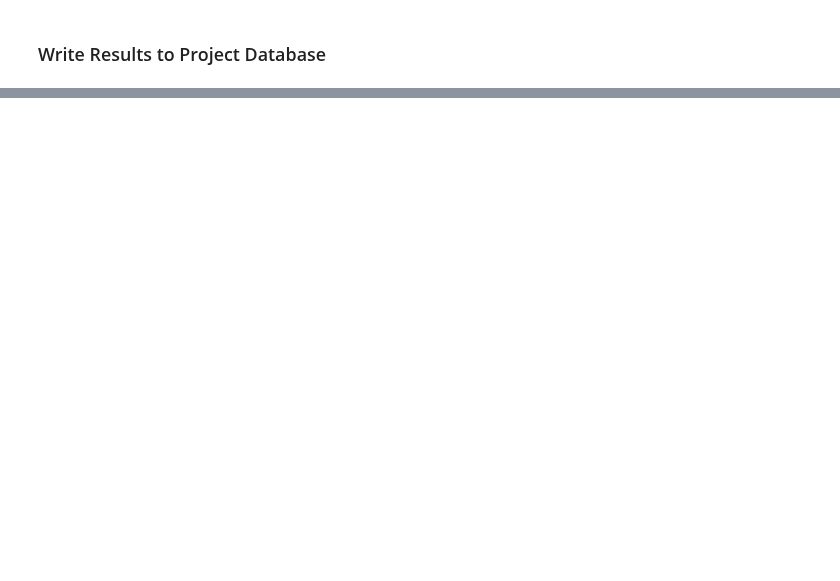
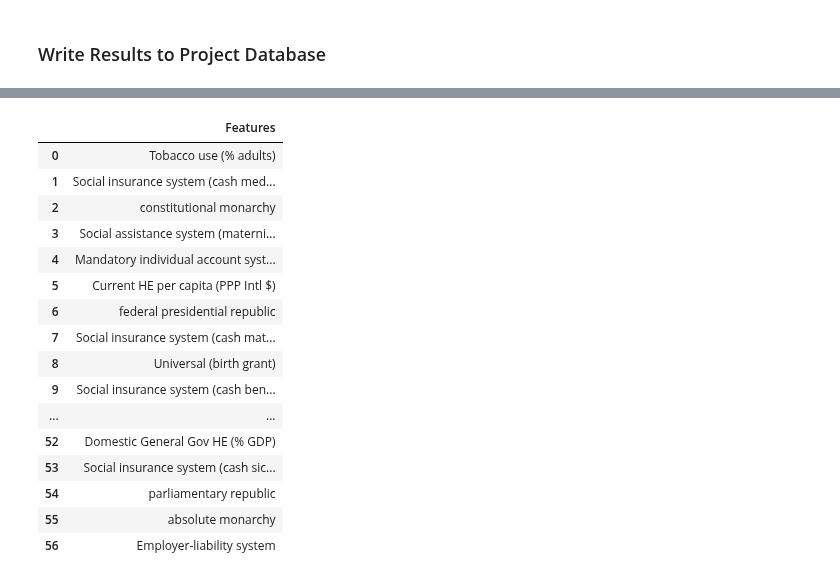
Before and after one commit to AndrewZinc/Expect_Life-Redux, a Jupyter notebook: Analysis/Cluster_Analysis.ipynb, the cells around one changed output, grey strips where cells are left out. Saved outputs shown, nothing was run; the diff lists cells and outputs as text; code cells hidden in the pictures; blank space fills up the shorter version.

Commit message:
Added resources for README.md. Updated Data Consolidation.ipynb to write data to database. Updated Supervised_Analysis.ipynb and Cluster_Analysis.ipynb to write results to database.

```diff
--- a/Analysis/Cluster_Analysis.ipynb
+++ b/Analysis/Cluster_Analysis.ipynb
@@ -44,6 +53,6 @@ client = MongoClient(MONGODB_URI)
 db = client['ExpectLifeRedux']
 
 # get references to the data collections
-data1 = db['ELR_Data']
+data1 = db['ELR_Input_Data']
 data2 = db['Encoded_Gov_Data']
 data3 = db['Encoded_SSS_Data']
@@ -315,7 +314,7 @@ viz_df['Cluster Label'] = cluster_model.labels_
 # Define the generic prefilter function
 def prefilter_features(df, threshold=0.008):
     """
-    Prefilter features with low variance.
+    Prefilter (remove) features with low variance.
     """
     # Threshold can be set according to domain knowledge or exploratory analysis
     selector = VarianceThreshold(threshold)
@@ -360,25 +359,28 @@ def evaluate_feature_set(df, features_to_exclude, n_clusters, algorithm):
     score = clustering_score(df[features_to_try], n_clusters, algorithm)
     return score, features_to_try, n_clusters
 # %%
-# Recursive Feature Elimination for cluster quality assessment
+# Recursive Feature Elimination with cluster quality assessment
 def rfe_clustering(df, algorithm, max_clusters=60, n_jobs=-1):
     # Prefilter features based on variance
     df_prefiltered = prefilter_features(df)
 
     # Calculate initial score for two clusters with all features
-    current_score, _, initial_best_k = evaluate_feature_set(df_prefiltered, [], 2, algorithm)
+    current_score, _, _ = evaluate_feature_set(df_prefiltered, [], 2, algorithm)
 
     num_features = df_prefiltered.shape[1]
     selected_features = df_prefiltered.columns.tolist()
     best_score = current_score
     best_features = selected_features
-    best_k = initial_best_k
+    best_k = 3
+    iter = 0
 
     while num_features > 1:
         # Initialize variables to track the iteration's best result
         iteration_best_score = -np.inf
         worst_feature = None
-        iteration_best_k = best_k
+        iteration_best_k = 0
+        iter += 1
+        print(iter)
 
         # Parallel computation of score for each feature removal
         parallel = Parallel(n_jobs=n_jobs)
@@ -399,14 +401,16 @@ def rfe_clustering(df, algorithm, max_clusters=60, n_jobs=-1):
             selected_features = list(set(selected_features) - worst_feature)
             best_features = selected_features
         else:
+            no_improve_start = iter
             # No improvement, stop
             break
 
         num_features -= 1
 
     # Output results
-    print(f'Optimal score: {best_score}')
+
+    print(f'\nOptimal score: {best_score}')
     print(f'Optimal number of clusters: {best_k}')
-    print(f'Computed number of features: {num_features}')
-    print(f'Optimal subset of features: {best_features}')
+    print(f'Computed number of features: {len(best_features)}', end='\n\n')
+    print(f'Optimal subset of features: {best_features}', end='\n\n')
     return best_k, best_features
@@ -570,0 +610,22 @@ perf_data.insert_many(perf_dict)
+# %%
+kmedoids_best_features_df = pd.DataFrame()
+kmedoids_best_features_df['Features'] = best_kmedoid_features
+kmedoids_best_features_df
+# %% [output]
+|  | Features |
+| 0 | Tobacco use (% adults) |
+| 1 | Social insurance system (cash med... |
+| 2 | constitutional monarchy |
+| 3 | Social assistance system (materni... |
+| 4 | Mandatory individual account syst... |
+| 5 | Current HE per capita (PPP Intl $) |
+| 6 | federal presidential republic |
+| 7 | Social insurance system (cash mat... |
+| 8 | Universal (birth grant) |
+| 9 | Social insurance system (cash ben... |
+| ... | ... |
+| 52 | Domestic General Gov HE (% GDP) |
+| 53 | Social insurance system (cash sic... |
+| 54 | parliamentary republic |
+| 55 | absolute monarchy |
+| 56 | Employer-liability system |
```
Also changed, not shown: parts of 35 cells of this notebook, 12 other files.
